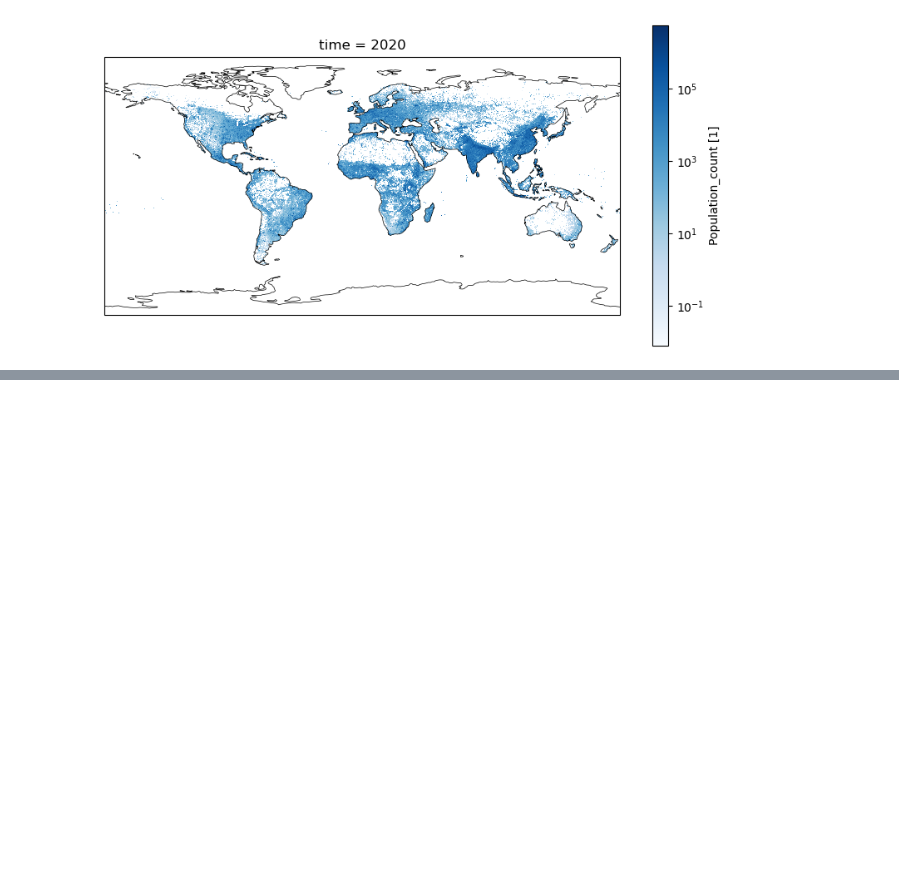
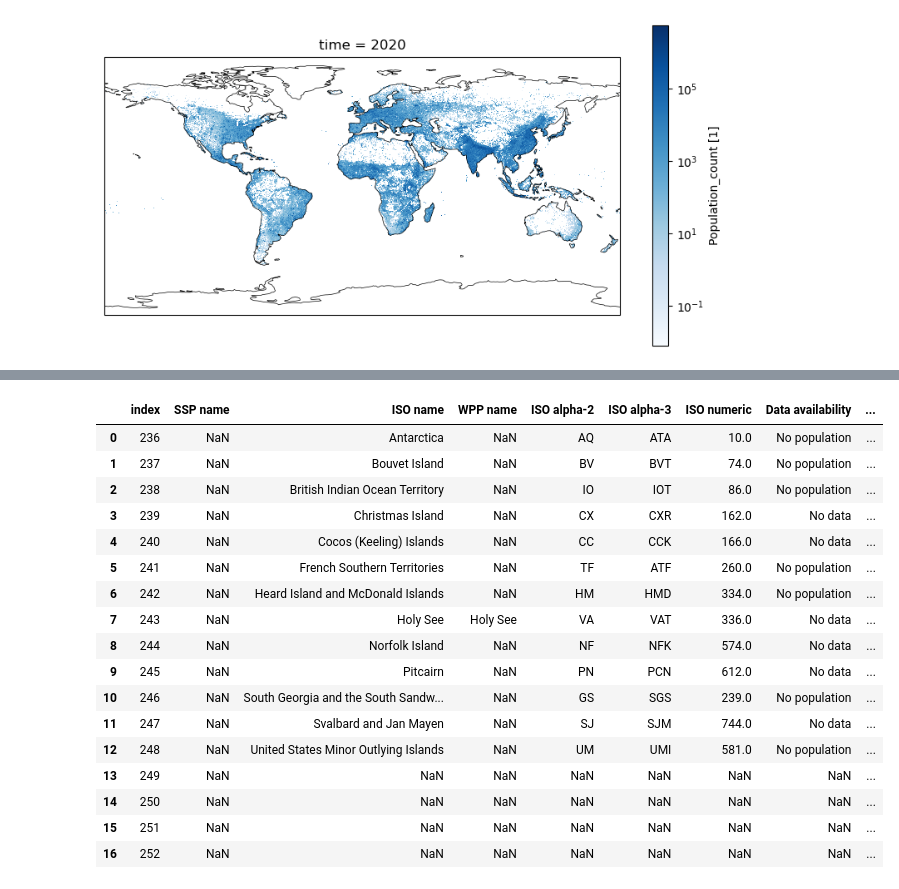
Before and after one commit to rosapietroiusti/dem4cli, a Jupyter notebook: development/dem4cli_v2-dev.ipynb, the cells around one changed output, grey strips where cells are left out. Drawn from its saved outputs; the diff is of its cells as text; code cells hidden in the pictures; blank space fills up the shorter version.

Commit message:
preprocess countrymasks for 01deg and 05deg

```diff
--- a/development/dem4cli_v2-dev.ipynb
+++ b/development/dem4cli_v2-dev.ipynb
@@ -456,3 +566,10 @@ da_countrymasks = xr.open_dataarray(filepath_countrymask)
+# %%
+# add/check countrymask availability info
+da_countrymasks = load_countrymasks_fillcoasts(
+    filepath_countrymask=filepath_countrymask,
+    fillcoast=False,
+    fix_smallislands=False, # fix this for flexible resolution!
+    bbox=None,)
 # %%
 da_countrymasks
 # %% [output]
@@ -466,0 +617,2 @@ Attributes:
+# %%
+df = df_lookuptable.merge(pd.DataFrame(da_countrymasks.country.to_pandas()), how='outer', left_on='ISO alpha-3', right_on='country')
@@ -466,0 +737,3 @@ Attributes:
+# %%
+df_cohort_sizes, ages, years = load_cohort_sizes(dir_cohortsizes, ssp=2, by_sex=False)
+df_cohort_sizes
@@ -466,0 +778,2 @@ Attributes:
+# %%
+df_merge = df.merge(pd.DataFrame(df_cohort_sizes.country.to_pandas()), how='outer', left_on='SSP name', right_on='country')
@@ -466,0 +796,21 @@ Attributes:
+# %%
+df_merge[df_merge["SSP name"] != df_merge['0_y']].reset_index()
+# %% [output]
+|  | index | SSP name | ISO name | WPP name | ISO alpha-2 | ISO alpha-3 | ISO numeric | Data availability | ... |
+| 0 | 236 | NaN | Antarctica | NaN | AQ | ATA | 10.0 | No population | ... |
+| 1 | 237 | NaN | Bouvet Island | NaN | BV | BVT | 74.0 | No population | ... |
+| 2 | 238 | NaN | British Indian Ocean Territory | NaN | IO | IOT | 86.0 | No population | ... |
+| 3 | 239 | NaN | Christmas Island | NaN | CX | CXR | 162.0 | No data | ... |
+| 4 | 240 | NaN | Cocos (Keeling) Islands | NaN | CC | CCK | 166.0 | No data | ... |
+| 5 | 241 | NaN | French Southern Territories | NaN | TF | ATF | 260.0 | No population | ... |
+| 6 | 242 | NaN | Heard Island and McDonald Islands | NaN | HM | HMD | 334.0 | No population | ... |
+| 7 | 243 | NaN | Holy See | Holy See | VA | VAT | 336.0 | No data | ... |
+| 8 | 244 | NaN | Norfolk Island | NaN | NF | NFK | 574.0 | No data | ... |
+| 9 | 245 | NaN | Pitcairn | NaN | PN | PCN | 612.0 | No data | ... |
+| 10 | 246 | NaN | South Georgia and the South Sandw... | NaN | GS | SGS | 239.0 | No population | ... |
+| 11 | 247 | NaN | Svalbard and Jan Mayen | NaN | SJ | SJM | 744.0 | No data | ... |
+| 12 | 248 | NaN | United States Minor Outlying Islands | NaN | UM | UMI | 581.0 | No population | ... |
+| 13 | 249 | NaN | NaN | NaN | NaN | NaN | NaN | NaN | ... |
+| 14 | 250 | NaN | NaN | NaN | NaN | NaN | NaN | NaN | ... |
+| 15 | 251 | NaN | NaN | NaN | NaN | NaN | NaN | NaN | ... |
+| 16 | 252 | NaN | NaN | NaN | NaN | NaN | NaN | NaN | ... |
```
Also changed, not shown: parts of 64 cells of this notebook, 6 other files.
